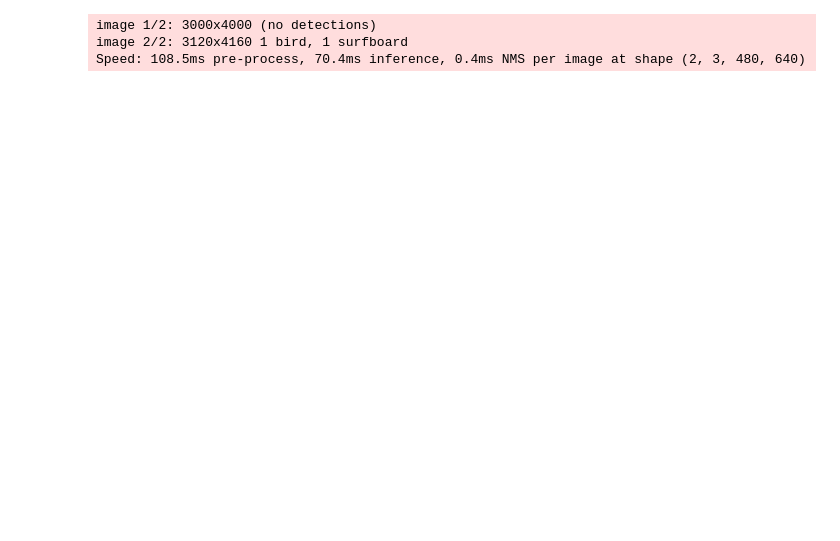
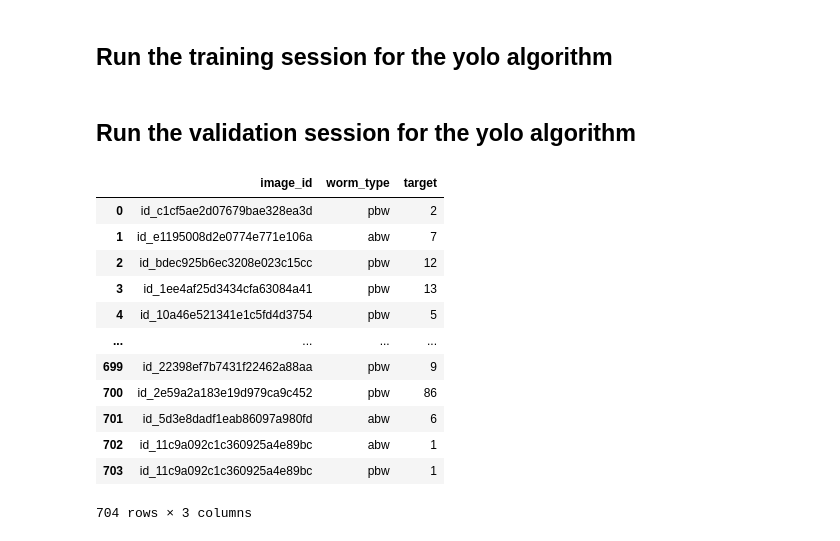
Before and after one commit to pastorsj/590FinalProject, a Jupyter notebook: models/yolo.ipynb, the cells around one changed output. Cells and saved outputs as stored; diff of their text form; code cells hidden in the pictures; blank space fills up the shorter version.

Commit message:
Add yolo results

```diff
--- a/models/yolo.ipynb
+++ b/models/yolo.ipynb
@@ -27,7 +1,2 @@ images=['../data/images/id_00093f2c76f6488737325859.jpg','../data/images/id_0077
-# %%
-results = model(images)
-results.print()
-# %% [output]
-image 1/2: 3000x4000 (no detections)
-image 2/2: 3120x4160 1 bird, 1 surfboard
-Speed: 108.5ms pre-process, 70.4ms inference, 0.4ms NMS per image at shape (2, 3, 480, 640)
+# %% [markdown]
+## Run the training session for the yolo algorithm
@@ -33,0 +5,2 @@ Speed: 108.5ms pre-process, 70.4ms inference, 0.4ms NMS per image at shape (2, 3
+# %% [markdown]
+## Run the validation session for the yolo algorithm
@@ -33,0 +9,31 @@ Speed: 108.5ms pre-process, 70.4ms inference, 0.4ms NMS per image at shape (2, 3
+# %%
+# Retrieve the results of the detection stage
+import os
+import pandas as pd
+
+detection_directory = './yolo_worms_validation/exp/labels/'
+
+all_dfs = []
+for f in os.listdir(detection_directory):
+    label_df = pd.read_csv(f'{detection_directory}{f}', sep=' ', names=["target", 'xcenter', 'ycenter', 'width', 'height'])
+    label_df = label_df.value_counts('target').rename_axis('worm_type').reset_index(name='target')
+    label_df.insert(0, 'image_id', f[:-4])
+    all_dfs.append(label_df)
+
+resulting_df = pd.concat(all_dfs).reset_index(drop=True)
+resulting_df['worm_type'] = resulting_df['worm_type'].apply(lambda x: 'pbw' if x == 1 else 'abw')
+resulting_df
+# %% [output]
+|  | image_id | worm_type | target |
+| 0 | id_c1cf5ae2d07679bae328ea3d | pbw | 2 |
+| 1 | id_e1195008d2e0774e771e106a | abw | 7 |
+| 2 | id_bdec925b6ec3208e023c15cc | pbw | 12 |
+| 3 | id_1ee4af25d3434cfa63084a41 | pbw | 13 |
+| 4 | id_10a46e521341e1c5fd4d3754 | pbw | 5 |
+| ... | ... | ... | ... |
+| 699 | id_22398ef7b7431f22462a88aa | pbw | 9 |
+| 700 | id_2e59a2a183e19d979ca9c452 | pbw | 86 |
+| 701 | id_5d3e8dadf1eab86097a980fd | abw | 6 |
+| 702 | id_11c9a092c1c360925a4e89bc | abw | 1 |
+| 703 | id_11c9a092c1c360925a4e89bc | pbw | 1 |
+704 rows × 3 columns
```
Also changed, not shown: parts of 18 cells of this notebook, 13 other files.
